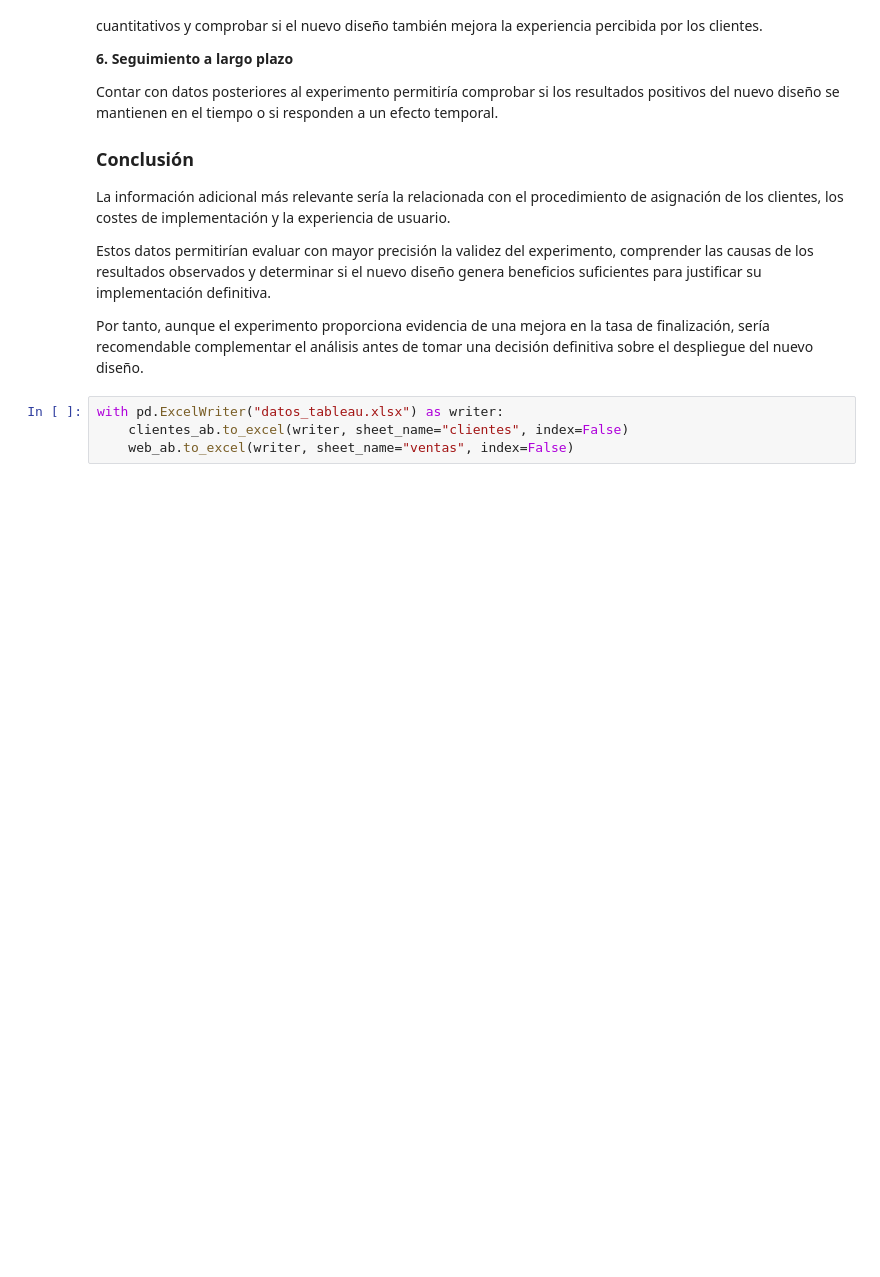
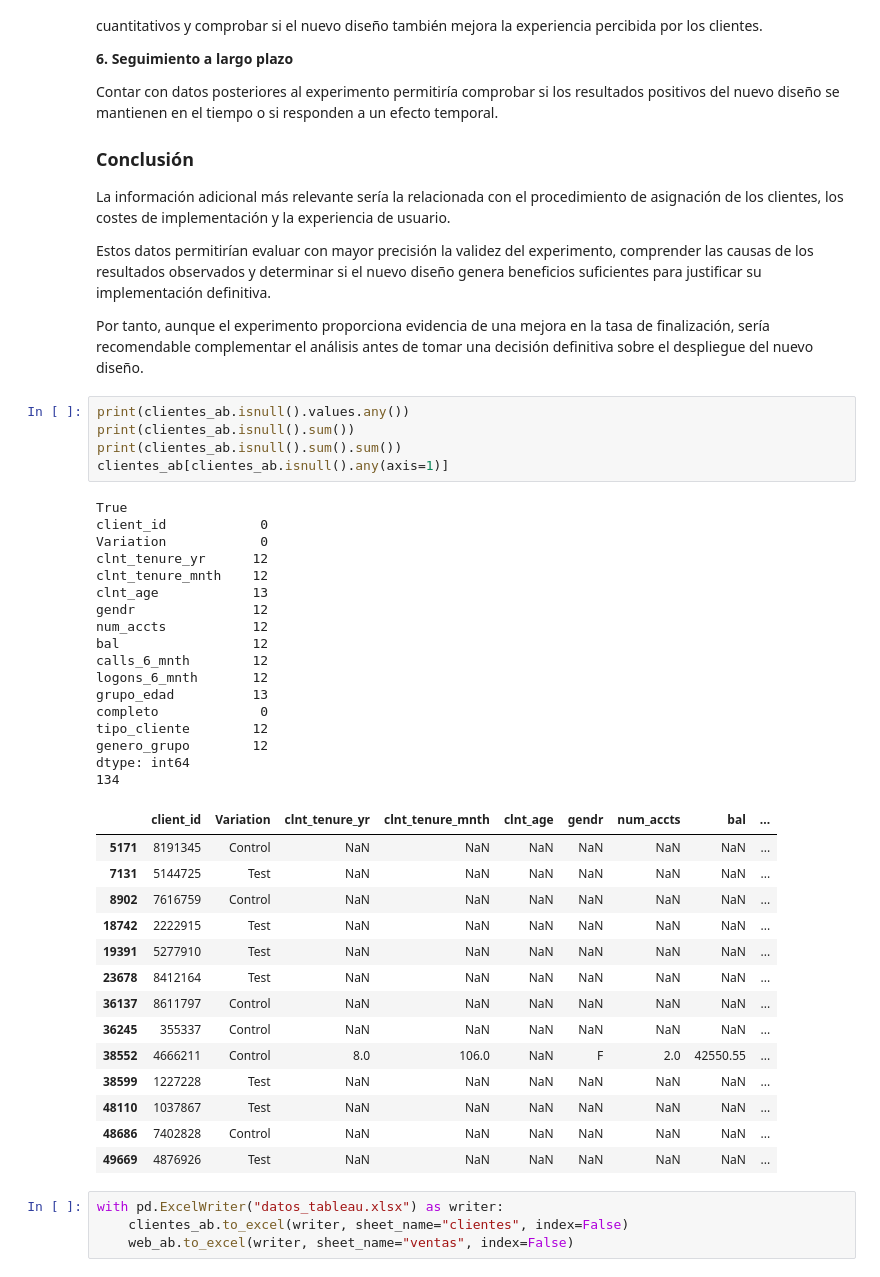
Before and after one commit to beafernandez22/Project_Vanguard_ab_Test, a Jupyter notebook: notebooks/trabajo_final.ipynb, the cells around one changed output. Cells and saved outputs as stored; diff of their text form; blank space fills up the shorter version.

```diff
--- a/notebooks/trabajo_final.ipynb
+++ b/notebooks/trabajo_final.ipynb
@@ -1995,6 +1995,43 @@ La información adicional más relevante sería la relacionada con el procedimie
 Estos datos permitirían evaluar con mayor precisión la validez del experimento, comprender las causas de los resultados observados y determinar si el nuevo diseño genera beneficios suficientes para justificar su implementación definitiva.
 
 Por tanto, aunque el experimento proporciona evidencia de una mejora en la tasa de finalización, sería recomendable complementar el análisis antes de tomar una decisión definitiva sobre el despliegue del nuevo diseño.
+# %%
+print(clientes_ab.isnull().values.any())
+print(clientes_ab.isnull().sum())
+print(clientes_ab.isnull().sum().sum())
+clientes_ab[clientes_ab.isnull().any(axis=1)]
+# %% [output]
+True
+client_id            0
+Variation            0
+clnt_tenure_yr      12
+clnt_tenure_mnth    12
+clnt_age            13
+gendr               12
+num_accts           12
+bal                 12
+calls_6_mnth        12
+logons_6_mnth       12
+grupo_edad          13
+completo             0
+tipo_cliente        12
+genero_grupo        12
+dtype: int64
+134
+|  | client_id | Variation | clnt_tenure_yr | clnt_tenure_mnth | clnt_age | gendr | num_accts | bal | ... |
+| 5171 | 8191345 | Control | NaN | NaN | NaN | NaN | NaN | NaN | ... |
+| 7131 | 5144725 | Test | NaN | NaN | NaN | NaN | NaN | NaN | ... |
+| 8902 | 7616759 | Control | NaN | NaN | NaN | NaN | NaN | NaN | ... |
+| 18742 | 2222915 | Test | NaN | NaN | NaN | NaN | NaN | NaN | ... |
+| 19391 | 5277910 | Test | NaN | NaN | NaN | NaN | NaN | NaN | ... |
+| 23678 | 8412164 | Test | NaN | NaN | NaN | NaN | NaN | NaN | ... |
+| 36137 | 8611797 | Control | NaN | NaN | NaN | NaN | NaN | NaN | ... |
+| 36245 | 355337 | Control | NaN | NaN | NaN | NaN | NaN | NaN | ... |
+| 38552 | 4666211 | Control | 8.0 | 106.0 | NaN | F | 2.0 | 42550.55 | ... |
+| 38599 | 1227228 | Test | NaN | NaN | NaN | NaN | NaN | NaN | ... |
+| 48110 | 1037867 | Test | NaN | NaN | NaN | NaN | NaN | NaN | ... |
+| 48686 | 7402828 | Control | NaN | NaN | NaN | NaN | NaN | NaN | ... |
+| 49669 | 4876926 | Test | NaN | NaN | NaN | NaN | NaN | NaN | ... |
 # %%
 with pd.ExcelWriter("datos_tableau.xlsx") as writer:
     clientes_ab.to_excel(writer, sheet_name="clientes", index=False)
```
Also changed, not shown: 1 other file.
